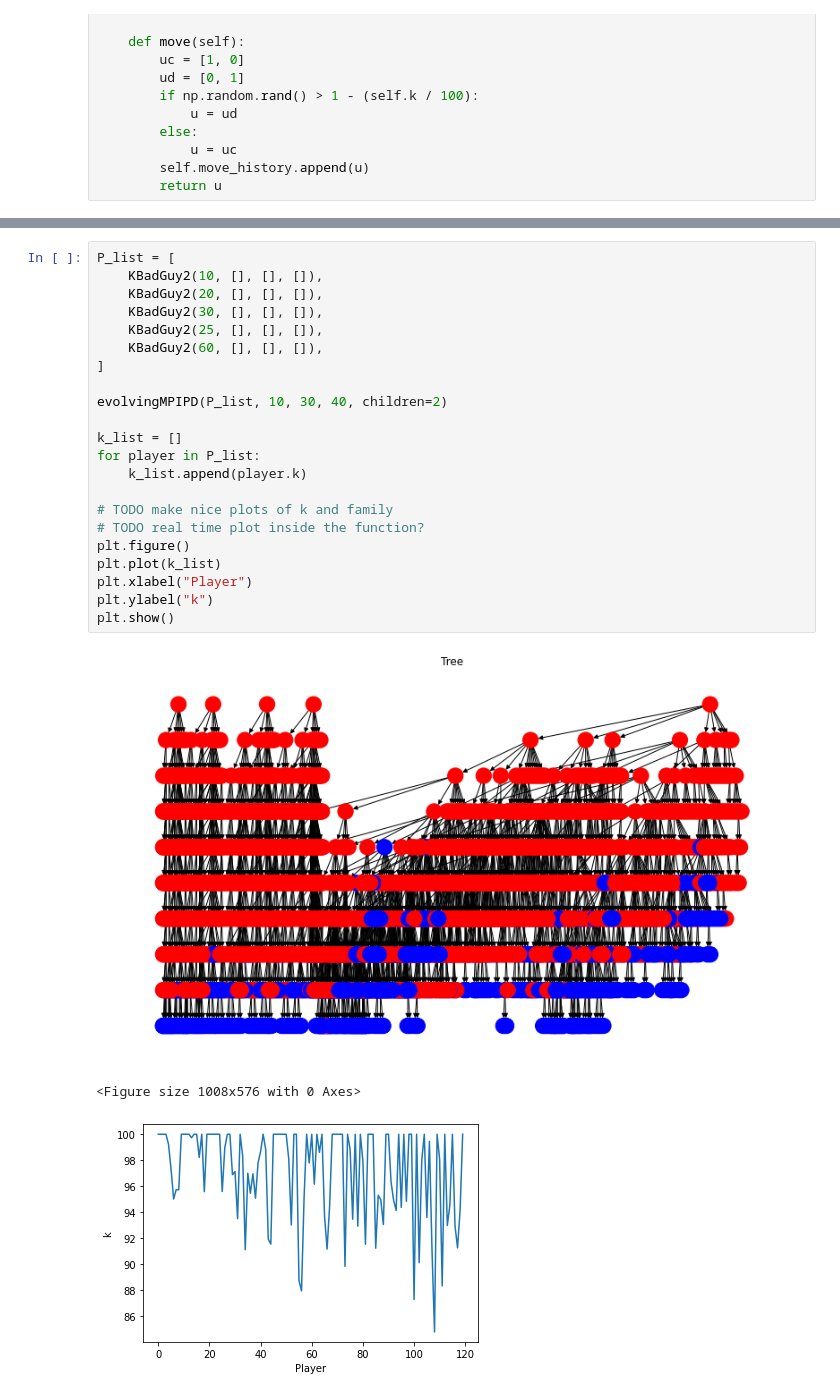
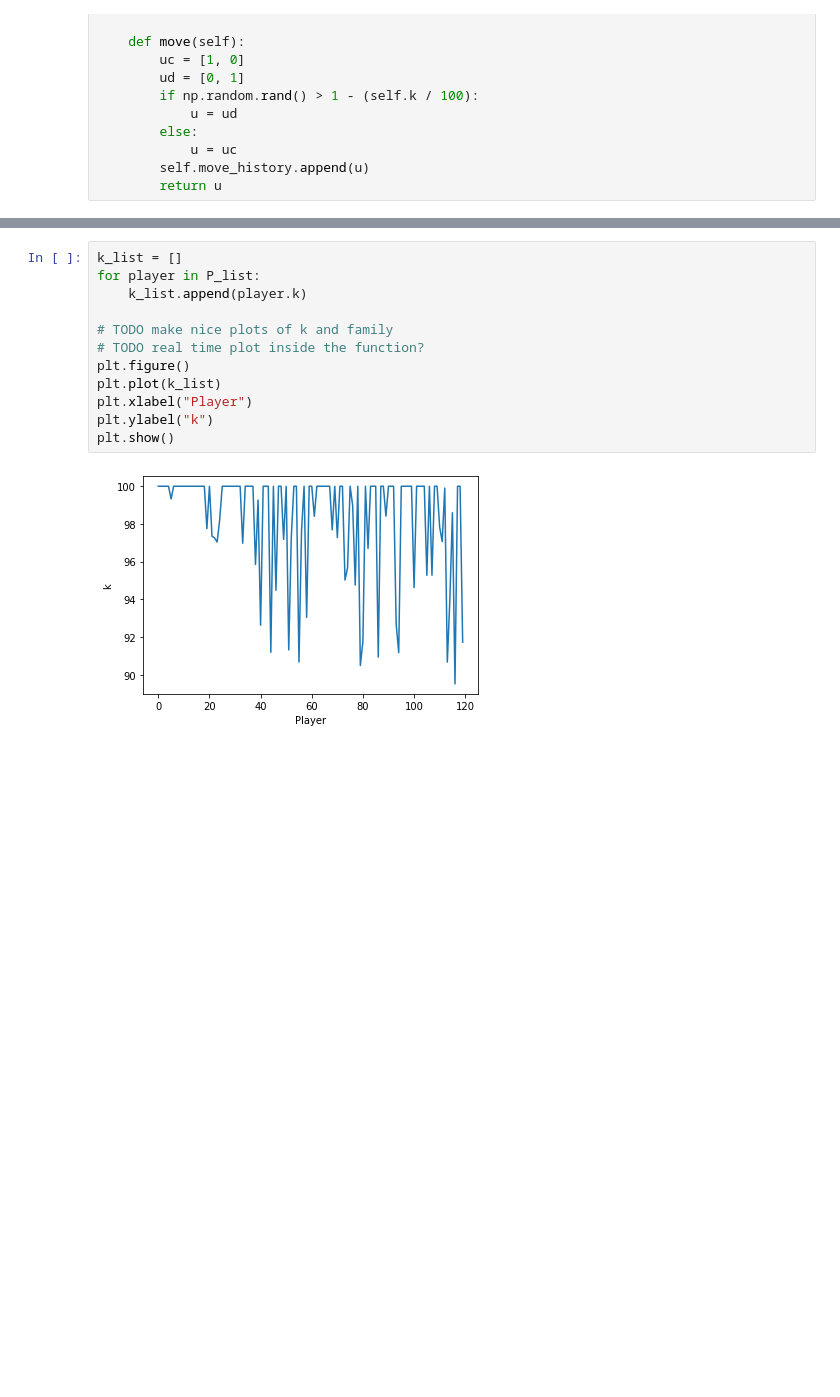
Before and after one commit to donaldssh/Iterative-Prisoners-Dilemma, a Jupyter notebook: Project.ipynb, the cells around one changed output, grey strips where cells are left out. Drawn from its saved outputs; the diff is of its cells as text; blank space fills up the shorter version.

Commit message:
update graph visualization

```diff
--- a/Project.ipynb
+++ b/Project.ipynb
@@ -574,26 +603,14 @@ def evolvingMPIPD(P_list, num_epochs, GI, max_population, children=1, delta_rang
 # %%
-P_list = [
-    KBadGuy2(10, [], [], []),
-    KBadGuy2(20, [], [], []),
-    KBadGuy2(30, [], [], []),
-    KBadGuy2(25, [], [], []),
-    KBadGuy2(60, [], [], []),
-]
-
-evolvingMPIPD(P_list, 10, 30, 40, children=2)
-
 k_list = []
 for player in P_list:
     k_list.append(player.k)
 
 # TODO make nice plots of k and family
 # TODO real time plot inside the function?
 plt.figure()
 plt.plot(k_list)
 plt.xlabel("Player")
 plt.ylabel("k")
 plt.show()
 # %% [output]
-[figure, old version]
+[figure, new version]
-<Figure size 1008x576 with 0 Axes>
-[figure, removed]
```
Also changed, not shown: parts of 5 cells of this notebook.
